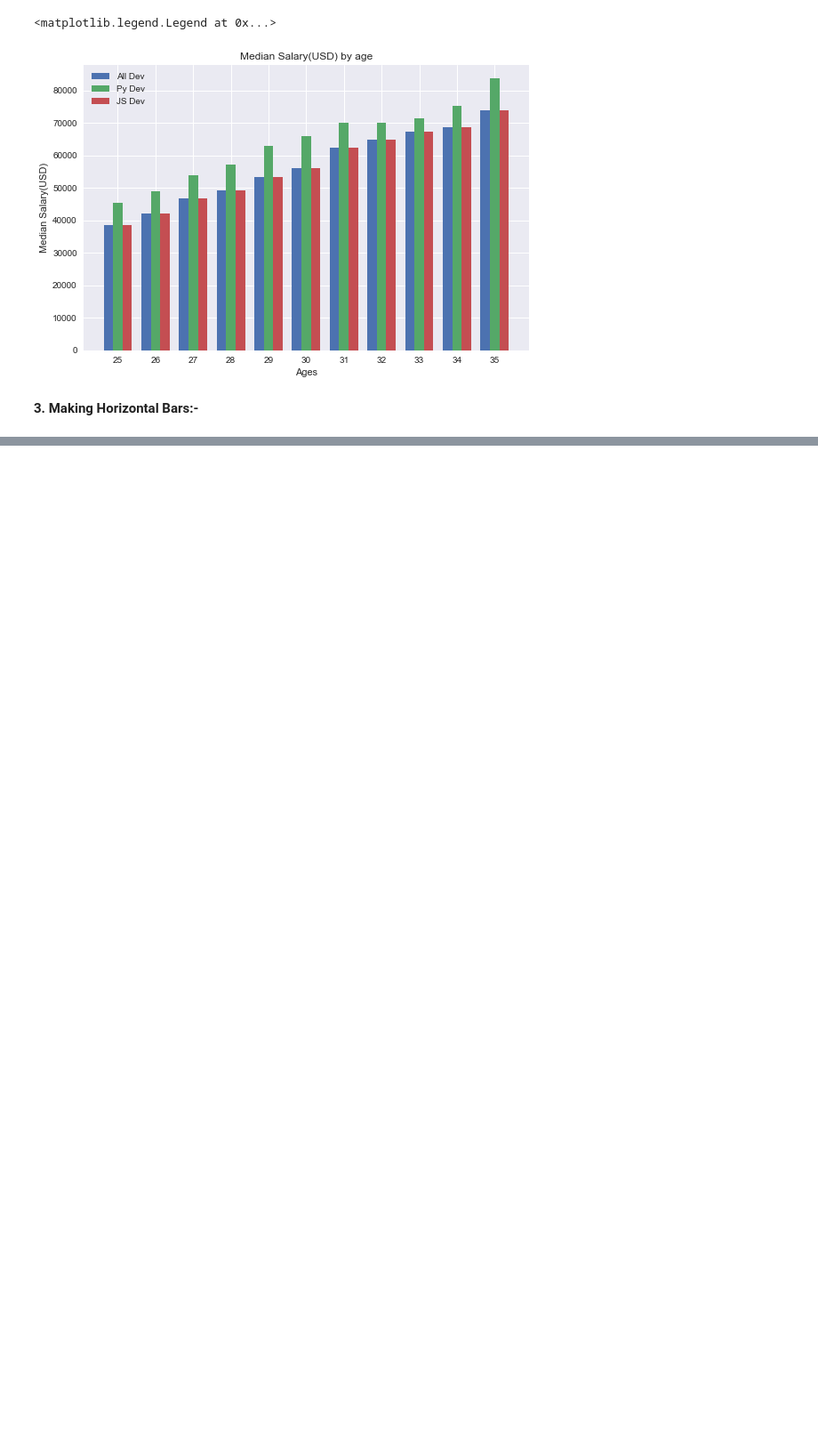
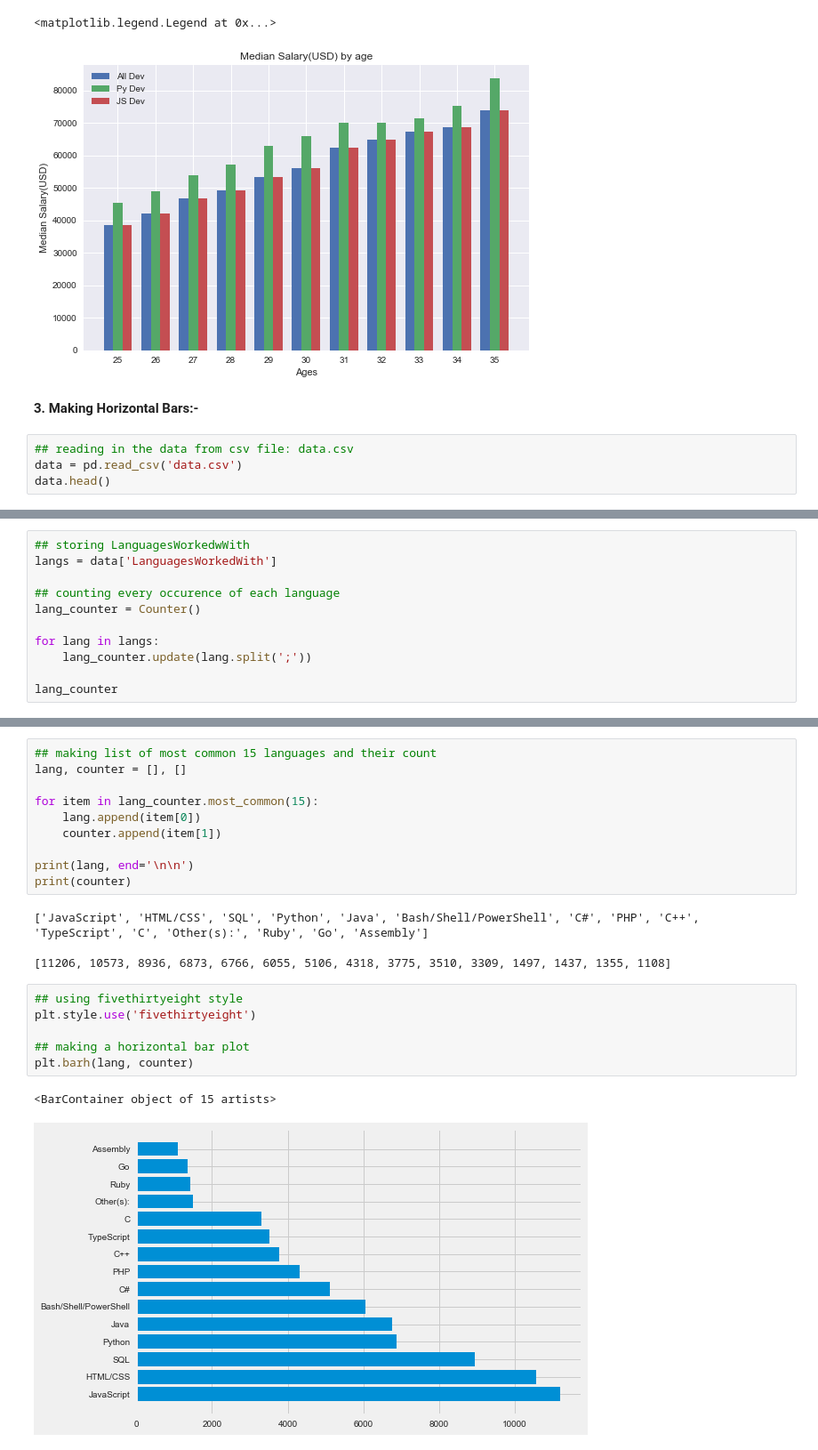
Before and after one commit to Slothfulwave612/Python, a Jupyter notebook: Matplotlib/02. Bar Charts/py_code.ipynb, the cells around one changed output, grey strips where cells are left out. Shown: that part at 89% size. Saved outputs shown, nothing was run; the diff lists cells and outputs as text; blank space fills up the shorter version.

```diff
--- a/Matplotlib/02. Bar Charts/py_code.ipynb
+++ b/Matplotlib/02. Bar Charts/py_code.ipynb
@@ -78,3 +82,7 @@ plt.legend()
 [figure]
 # %% [markdown]
 **3. Making Horizontal Bars:-**
+# %%
+## reading in the data from csv file: data.csv
+data = pd.read_csv('data.csv')
+data.head()
@@ -80,0 +96,11 @@ plt.legend()
+# %%
+## storing LanguagesWorkedwWith
+langs = data['LanguagesWorkedWith']
+
+## counting every occurence of each language
+lang_counter = Counter()
+
+for lang in langs:
+    lang_counter.update(lang.split(';'))
+
+lang_counter
@@ -80,0 +144,23 @@ plt.legend()
+# %%
+## making list of most common 15 languages and their count
+lang, counter = [], []
+
+for item in lang_counter.most_common(15):
+    lang.append(item[0])
+    counter.append(item[1])
+
+print(lang, end='\n\n')
+print(counter)
+# %% [output]
+['JavaScript', 'HTML/CSS', 'SQL', 'Python', 'Java', 'Bash/Shell/PowerShell', 'C#', 'PHP', 'C++', 'TypeScript', 'C', 'Other(s):', 'Ruby', 'Go', 'Assembly']
+
+[11206, 10573, 8936, 6873, 6766, 6055, 5106, 4318, 3775, 3510, 3309, 1497, 1437, 1355, 1108]
+# %%
+## using fivethirtyeight style
+plt.style.use('fivethirtyeight')
+
+## making a horizontal bar plot
+plt.barh(lang, counter)
+# %% [output]
+<BarContainer object of 15 artists>
+[figure, added]
```
Also changed, not shown: parts of 8 cells of this notebook, 1 other file.
